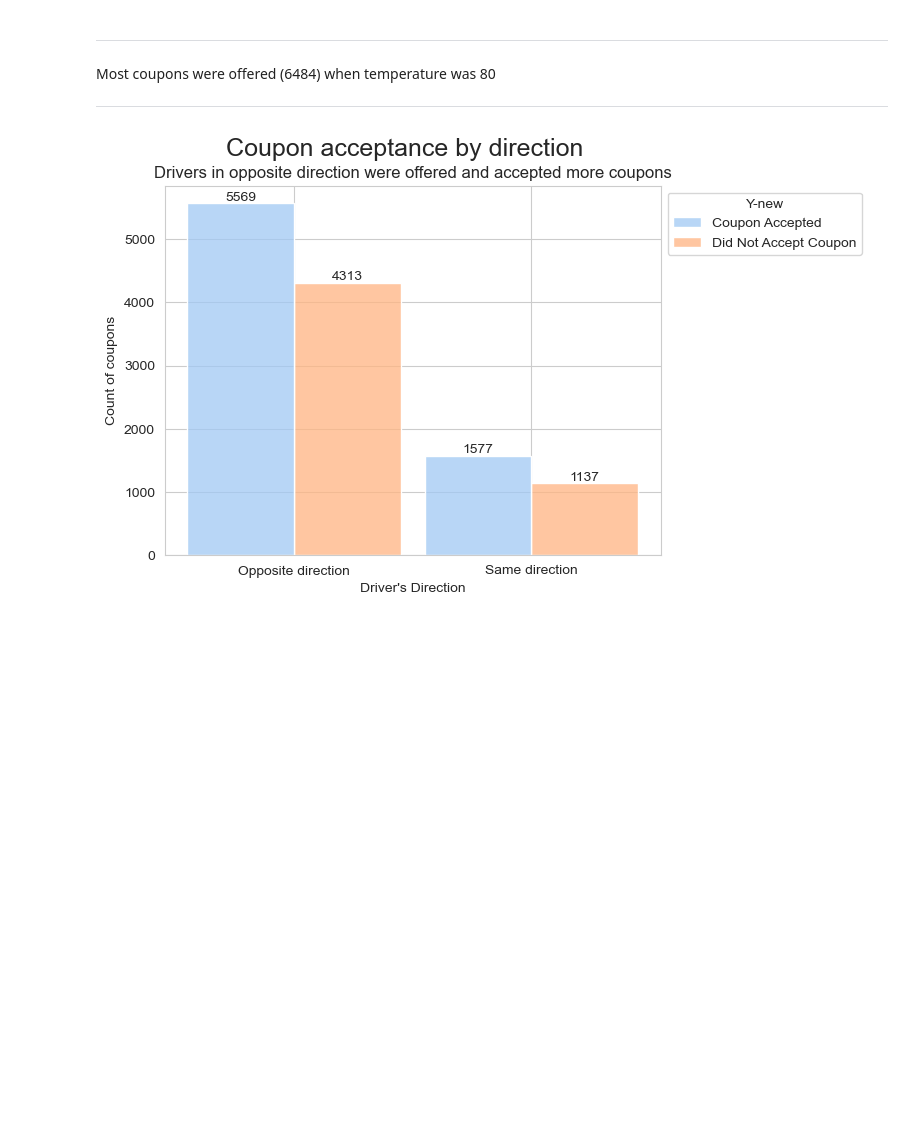
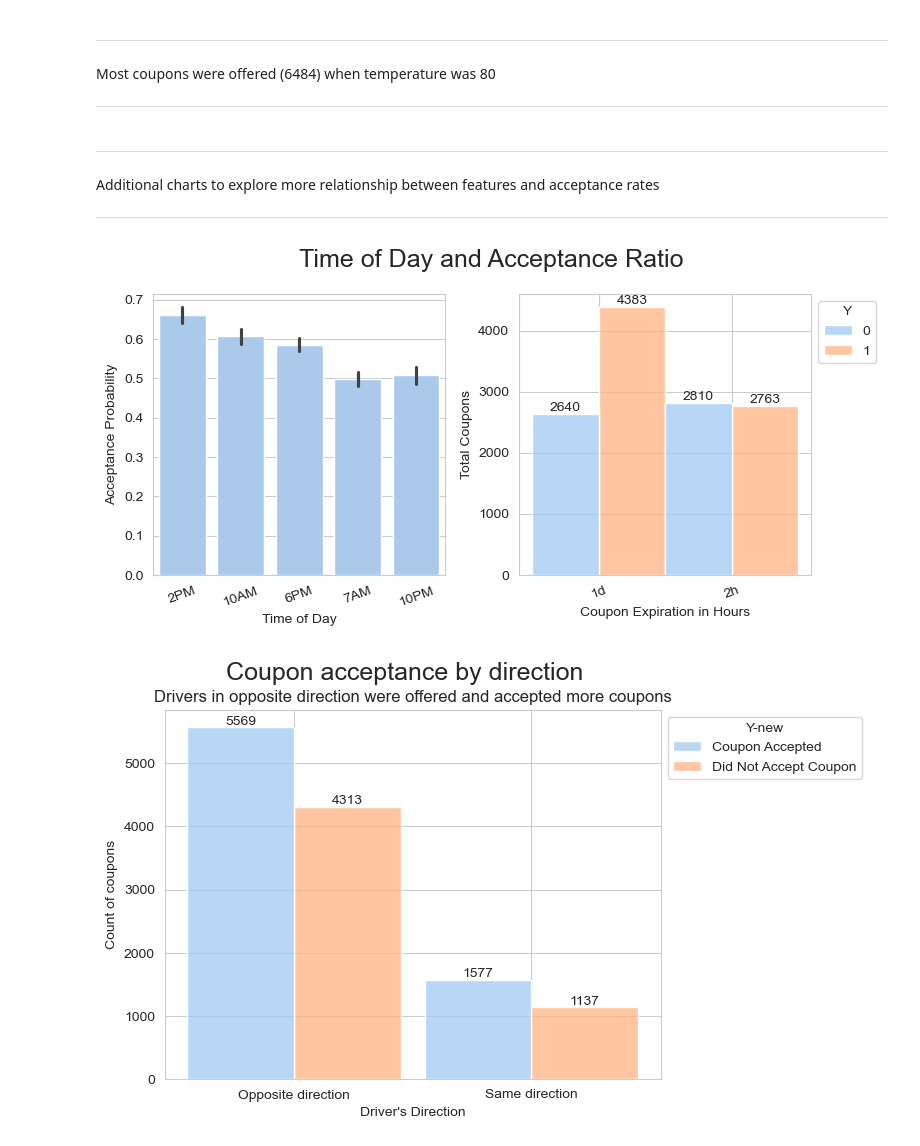
Before and after one commit to mgk2014/PCMLAI, a Jupyter notebook: coupons.ipynb, the cells around one changed output. Saved outputs shown, nothing was run; the diff lists cells and outputs as text; code cells hidden in the pictures; blank space fills up the shorter version.

Commit message:
added an additional subplot to epxlore time of day and duration

```diff
--- a/coupons.ipynb
+++ b/coupons.ipynb
@@ -182,14 +182,15 @@ clean_data.sample(2)
 # Helper function to create seaborn plots that share the same appearance attributes
 #   such as: heading, title, x-y labels, and placement of the legend
 #
-def render_plot(ax, heading='', subtitle='', xlabel='', ylabel='', rotation=20, plotname=''):
+def render_plot(ax, heading='', subtitle='', xlabel='', ylabel='', rotation=20, plotname='',displaybarlabel=True):
 
     plt.suptitle(heading, fontsize = 18)                        # main heading of the plot
     plt.title(subtitle, fontsize = 12)                          # sub title of the plot
     ax.set(xlabel=xlabel, ylabel=ylabel)                        # x and y labels
 
-    for i in ax.containers:
-        ax.bar_label(i,)                                        # display values on bars
+    if displaybarlabel == True:
+        for i in ax.containers:
+            ax.bar_label(i,)                                        # display values on bars
 
     #ax.set_xticklabels(ax.get_xticklabels(), fontsize=8)
 
@@ -288,4 +289,26 @@ render_plot(ax, heading = 'Coupon distribution by temperature',
 Most coupons were offered (6484) when temperature was 80
 
 ---
+# %% [markdown]
+---
+
+Additional charts to explore more relationship between features and acceptance rates
+
+---
+# %%
+# Explore Acceptance Rates by time of day and coupon expiration
+#
+
+fig, ax = plt.subplots(1,2, figsize=(8, 4))
+
+ax1 = sns.barplot(data=clean_data, x='time', y='Y', ax=ax[0])
+render_plot(ax1, xlabel='Time of Day', ylabel='Acceptance Probability', heading='Time of Day and Acceptance Ratio',
+            displaybarlabel = False)
+
+ax2 = sns.histplot(data=clean_data, x='expiration', hue='Y', ax=ax[1], multiple='dodge', bins=6)
+render_plot(ax2, xlabel='Coupon Expiration in Hours', ylabel='Total Coupons', heading='Time of Day and Acceptance Ratio')
+
+fig.tight_layout()
+# %% [output]
+[figure, added]
 # %%
```
Also changed, not shown: parts of 5 cells of this notebook, 2 other files.
